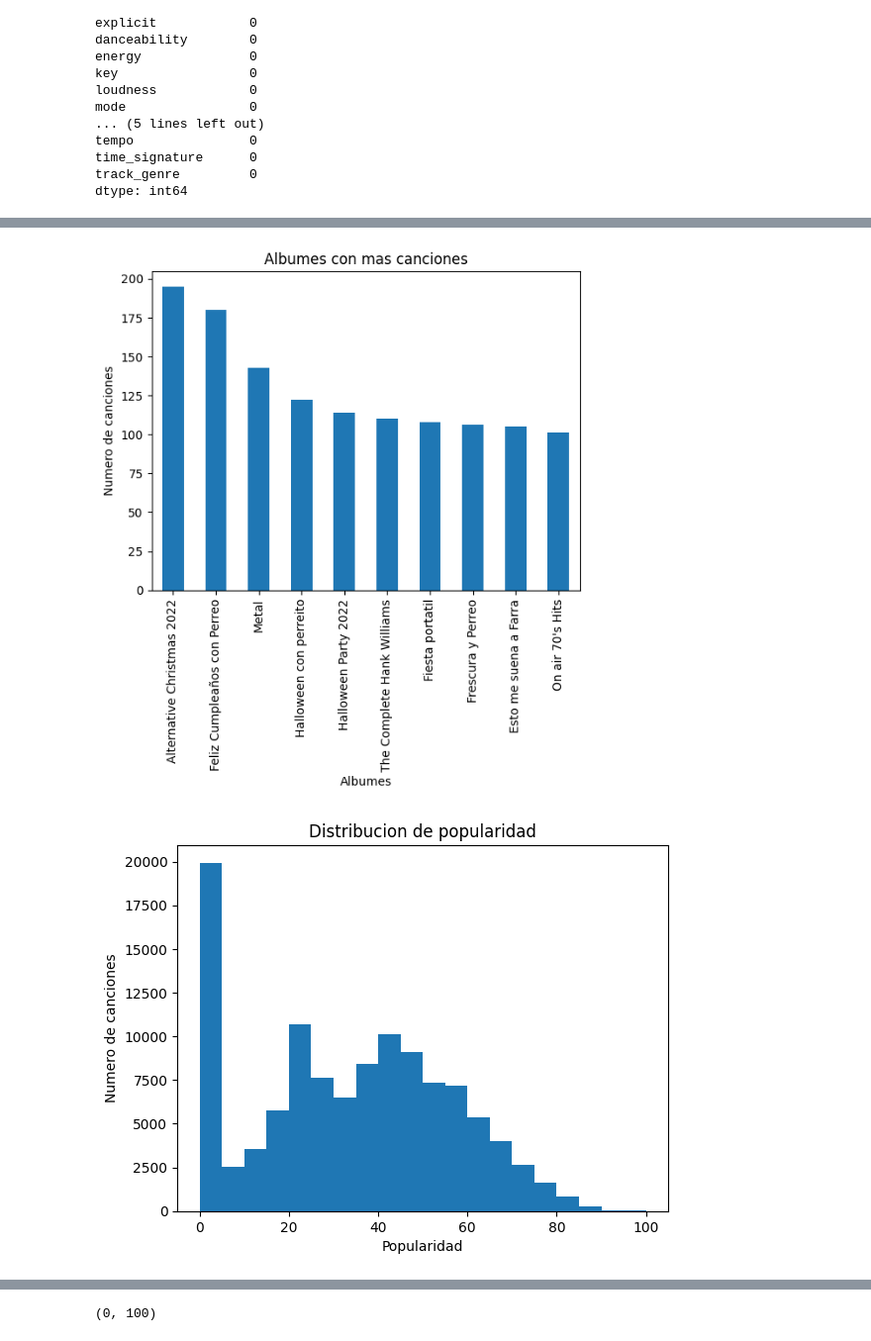
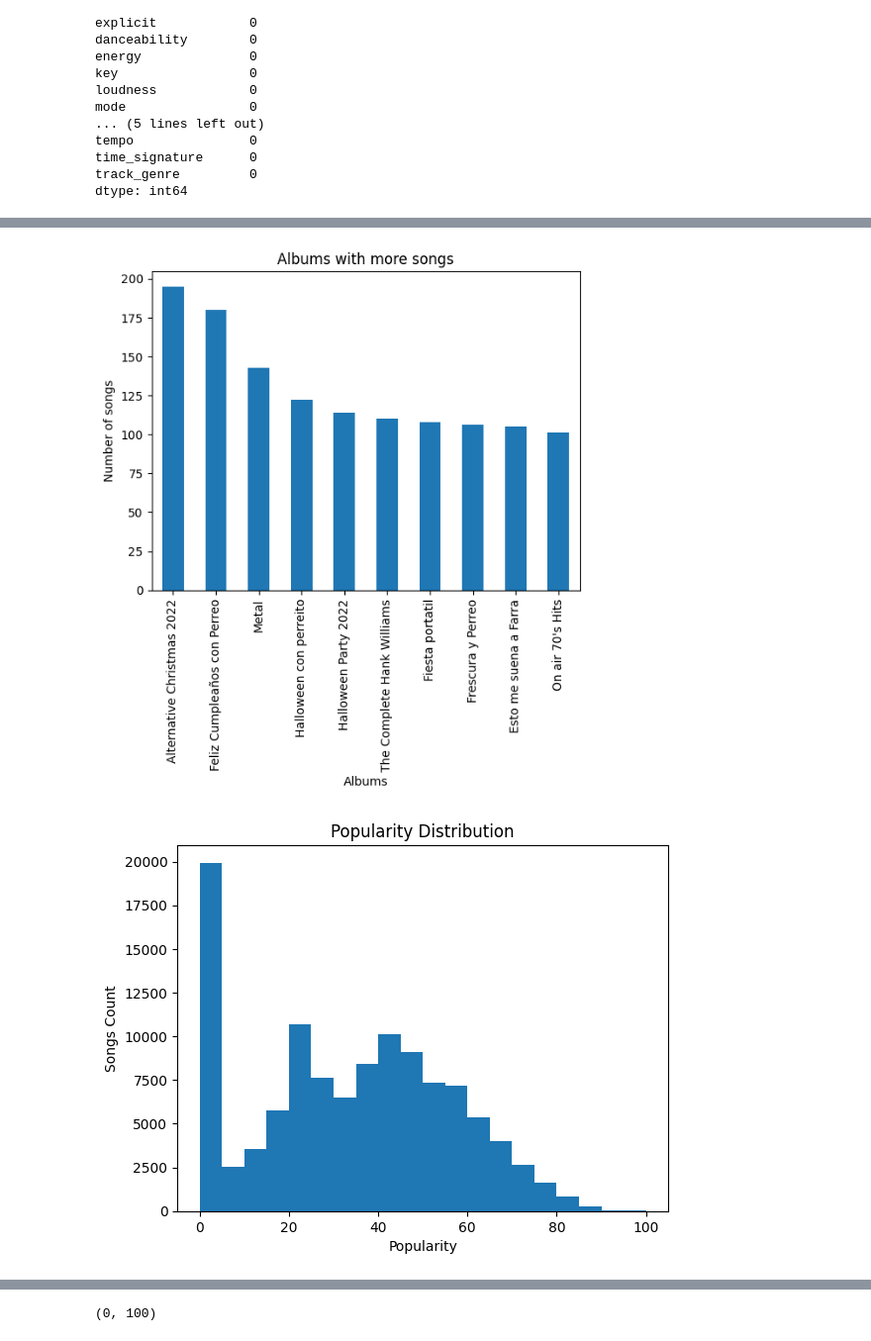
Before and after one commit to EmmanuelQuintero/WorkShop2, a Jupyter notebook: Notebooks/01_EDA_SpotifyTracks.ipynb, the cells around one changed output, grey strips where cells are left out. Shown: that part at 99% size. Saved outputs shown, nothing was run; the diff lists cells and outputs as text; code cells hidden in the pictures.

```diff
--- a/Notebooks/01_EDA_SpotifyTracks.ipynb
+++ b/Notebooks/01_EDA_SpotifyTracks.ipynb
@@ -180,23 +167,20 @@ plt.show()
 # %%
-# Albumes con mas canciones
-
 df['album_name'].value_counts().head(10).plot(kind='bar')
-plt.title('Albumes con mas canciones')
-plt.ylabel('Numero de canciones')
-plt.xlabel('Albumes')
+plt.title('Albums with more songs')
+plt.ylabel('Number of songs')
+plt.xlabel('Albums')
 plt.show()
 # %% [output]
-[figure, old version]
+[figure, new version]
 # %%
-# Distribucion de popularidad
 
 df['popularity'].plot(kind='hist', bins=20)
-plt.title('Distribucion de popularidad')
-plt.ylabel('Numero de canciones')
-plt.xlabel('Popularidad')
+plt.title('Popularity Distribution')
+plt.ylabel('Songs Count')
+plt.xlabel('Popularity')
 plt.show()
 # %% [output]
-[figure, old version]
+[figure, new version]
 # %%
 corr_matrix = df.select_dtypes(include=["int", "float"]).corr()
 
```
Also changed, not shown: parts of 50 cells of this notebook, 5 other files.
